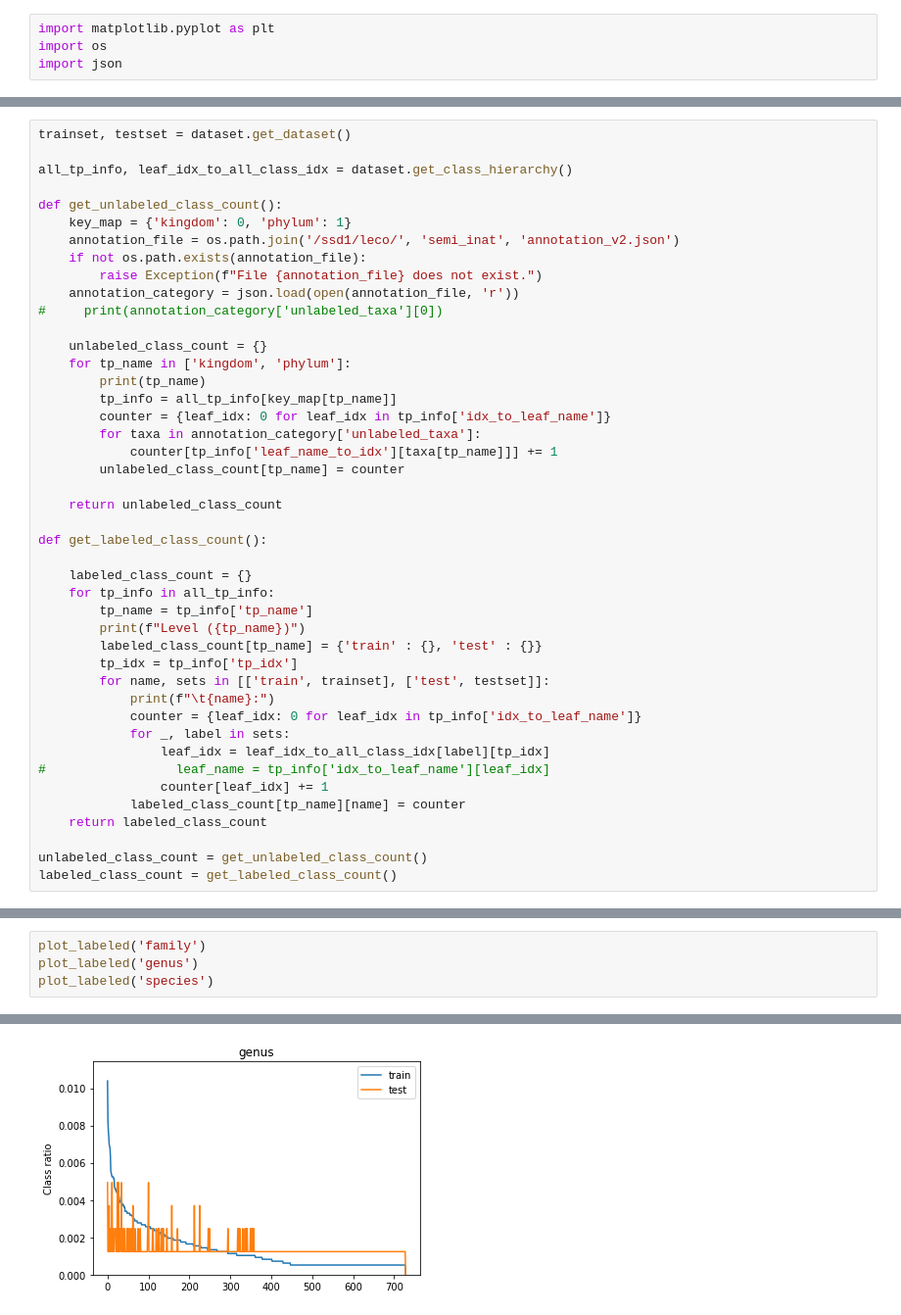
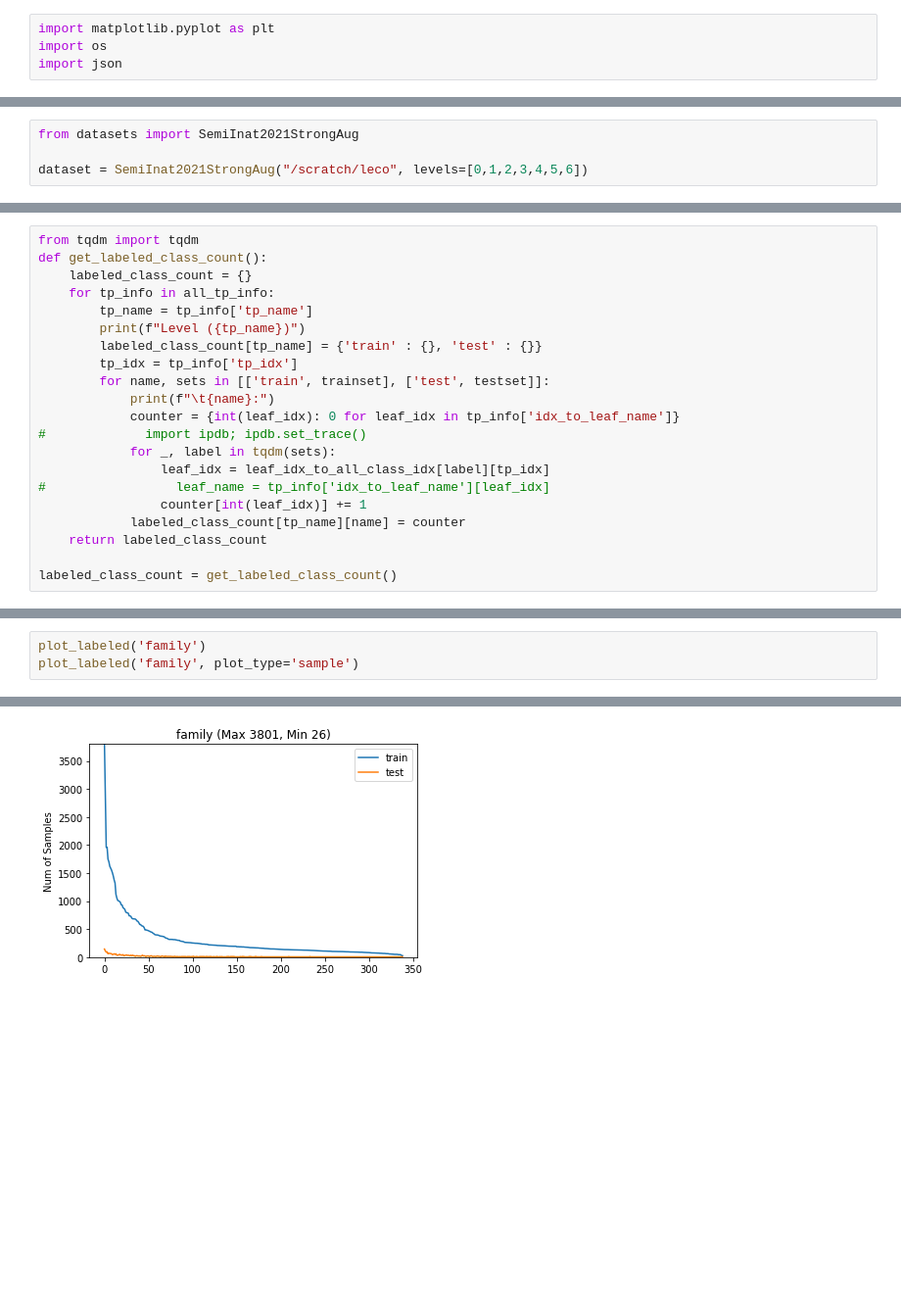
Before and after one commit to linzhiqiu/leco, a Jupyter notebook: SemiInatStats.ipynb, the cells around one changed output, grey strips where cells are left out. Shown: that part at 98% size. Cells and saved outputs as stored; diff of their text form; blank space fills up the shorter version.

```diff
--- a/SemiInatStats.ipynb
+++ b/SemiInatStats.ipynb
@@ -8,0 +5,4 @@ dataset = SemiInat2021("/ssd1/leco")
+# %%
+from datasets import SemiInat2021StrongAug
+
+dataset = SemiInat2021StrongAug("/scratch/leco", levels=[0,1,2,3,4,5,6])
@@ -9,29 +32,6 @@ dataset = SemiInat2021("/ssd1/leco")
 # %%
-trainset, testset = dataset.get_dataset()
-
-all_tp_info, leaf_idx_to_all_class_idx = dataset.get_class_hierarchy()
-
-def get_unlabeled_class_count():
-    key_map = {'kingdom': 0, 'phylum': 1}
-    annotation_file = os.path.join('/ssd1/leco/', 'semi_inat', 'annotation_v2.json')
-    if not os.path.exists(annotation_file):
-        raise Exception(f"File {annotation_file} does not exist.")
-    annotation_category = json.load(open(annotation_file, 'r'))
-#     print(annotation_category['unlabeled_taxa'][0])
-
-    unlabeled_class_count = {}
-    for tp_name in ['kingdom', 'phylum']:
-        print(tp_name)
-        tp_info = all_tp_info[key_map[tp_name]]
-        counter = {leaf_idx: 0 for leaf_idx in tp_info['idx_to_leaf_name']}
-        for taxa in annotation_category['unlabeled_taxa']:
-            counter[tp_info['leaf_name_to_idx'][taxa[tp_name]]] += 1
-        unlabeled_class_count[tp_name] = counter
-
-    return unlabeled_class_count
-
+from tqdm import tqdm
 def get_labeled_class_count():
-
     labeled_class_count = {}
     for tp_info in all_tp_info:
         tp_name = tp_info['tp_name']
@@ -40,14 +40,14 @@ def get_labeled_class_count():
         tp_idx = tp_info['tp_idx']
         for name, sets in [['train', trainset], ['test', testset]]:
             print(f"\t{name}:")
-            counter = {leaf_idx: 0 for leaf_idx in tp_info['idx_to_leaf_name']}
-            for _, label in sets:
+            counter = {int(leaf_idx): 0 for leaf_idx in tp_info['idx_to_leaf_name']}
+#             import ipdb; ipdb.set_trace()
+            for _, label in tqdm(sets):
                 leaf_idx = leaf_idx_to_all_class_idx[label][tp_idx]
 #                 leaf_name = tp_info['idx_to_leaf_name'][leaf_idx]
-                counter[leaf_idx] += 1
+                counter[int(leaf_idx)] += 1
             labeled_class_count[tp_name][name] = counter
     return labeled_class_count
 
-unlabeled_class_count = get_unlabeled_class_count()
 labeled_class_count = get_labeled_class_count()
 # %% [output]
@@ -154,5 +147,4 @@ plot_labeled('order')
 # %%
 plot_labeled('family')
-plot_labeled('genus')
-plot_labeled('species')
+plot_labeled('family', plot_type='sample')
 # %% [output]
@@ -160 +152 @@ plot_labeled('species')
-[figure, old version]
+[figure, new version]
```
Also changed, not shown: parts of 21 cells of this notebook, 12 other files.
